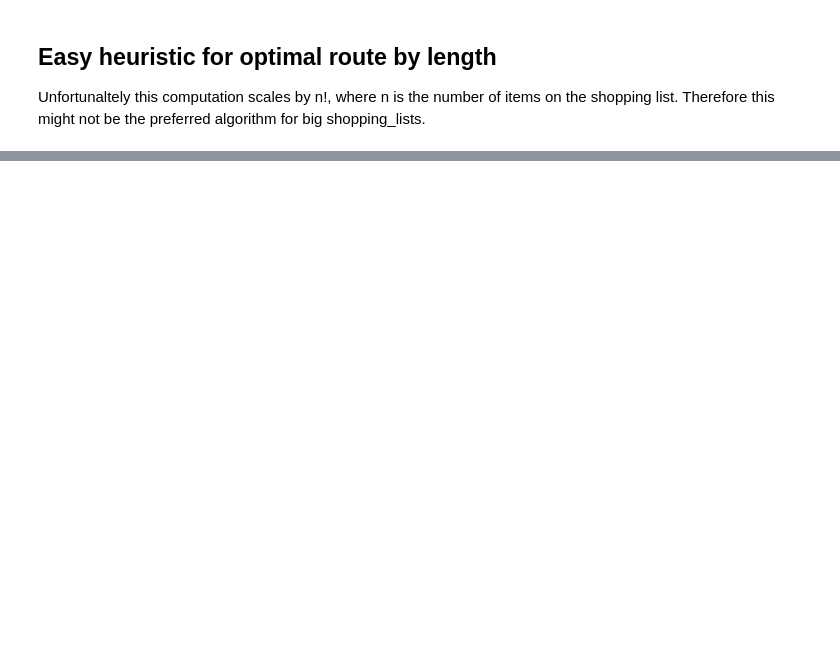
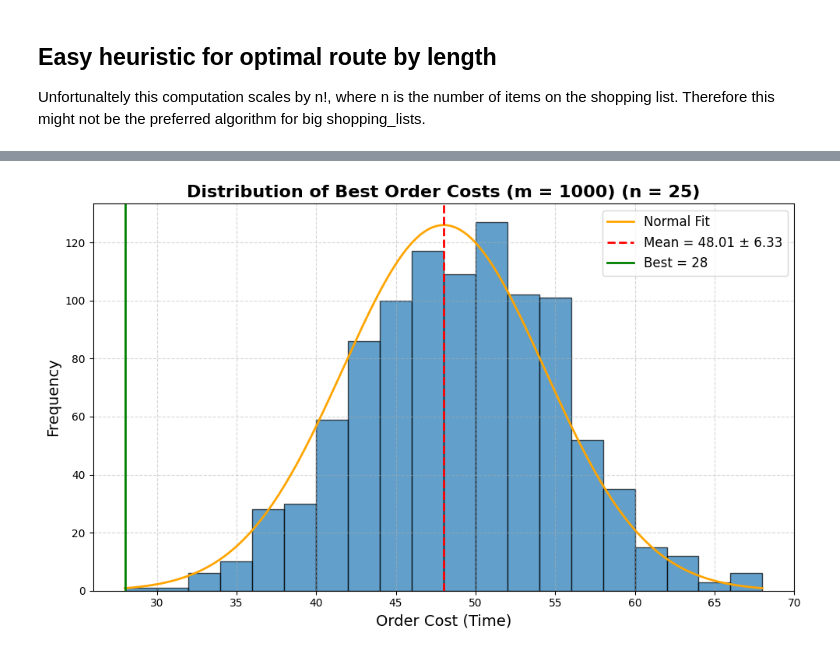
Before and after one commit to mangam-02/supermarket-route-optimizer, a Jupyter notebook: src/main.ipynb, the cells around one changed output, grey strips where cells are left out. Cells and saved outputs as stored; diff of their text form; code cells hidden in the pictures; blank space fills up the shorter version.

```diff
--- a/src/main.ipynb
+++ b/src/main.ipynb
@@ -212,0 +257,31 @@ grid.plot(shortest_path)
+# %%
+import math
+shopping_list = {
+    "Cheddar": "Cheese",
+    "Mozzarella": "Cheese",
+    "Salmon": "Fish",
+    "Tuna": "Canned Goods",
+    "Cashews": "Nuts",
+    "Almonds": "Nuts",
+    "Penne": "Pasta",
+    "Spaghetti": "Pasta",
+    "Rice": "Rice",
+    "Pizza": "Frozen Meals",
+    "Frozen Vegetables": "Chilled Vegetables",
+    "Chocolate": "Chocolate",
+    "Coffee Beans": "Coffee",
+    "Croissant": "Bakery",
+    "Baguette": "Bakery",
+    "Orange Juice": "Juices",
+    "Mineral Water": "Water",
+    "Apple": "Fruits",
+    "Banana": "Fruits",
+    "Carrot": "Vegetables",
+    "Broccoli": "Vegetables",
+    "Chicken Breast": "Meat/Cold Cuts",
+    "Sausage": "Meat/Cold Cuts",
+    "Soy Milk": "Vegan Products",
+    "Flowers": "Promotion"
+}
+J_product, P_product, product_indizes = create_product_cost_path_matrix(shopping_list, J_product_category, P_product_category, product_type_indizes)
+print(f"Theoretical number of orders possible: {math.factorial(len(shopping_list))}")
@@ -212,0 +364,16 @@ grid.plot(shortest_path)
+# %%
+def compute_neighbours2(order):
+    neighbour_orders = []
+    for i in range(len(order)-1):
+        for j in range(i,len(order)-1):
+            # For each neighbour switch two products (must not be next to each other)
+            # n being number of products on shopping list
+            # -> (n-1)+(n-2)+...+1 = (n-1)*n/2 neighbours -> O(n^2)
+            new_order = order.copy()
+            new_order[i], new_order[j] = new_order[j], new_order[i]
+            neighbour_orders.append([0]+new_order+[len(new_order)+1])
+    return neighbour_orders
+
+perform_local_search_m_times(1000, J_product, compute_neighbours2, shopping_list)
+# %% [output]
+[figure, added]
```
Also changed, not shown: parts of 12 cells of this notebook, 5 other files.
